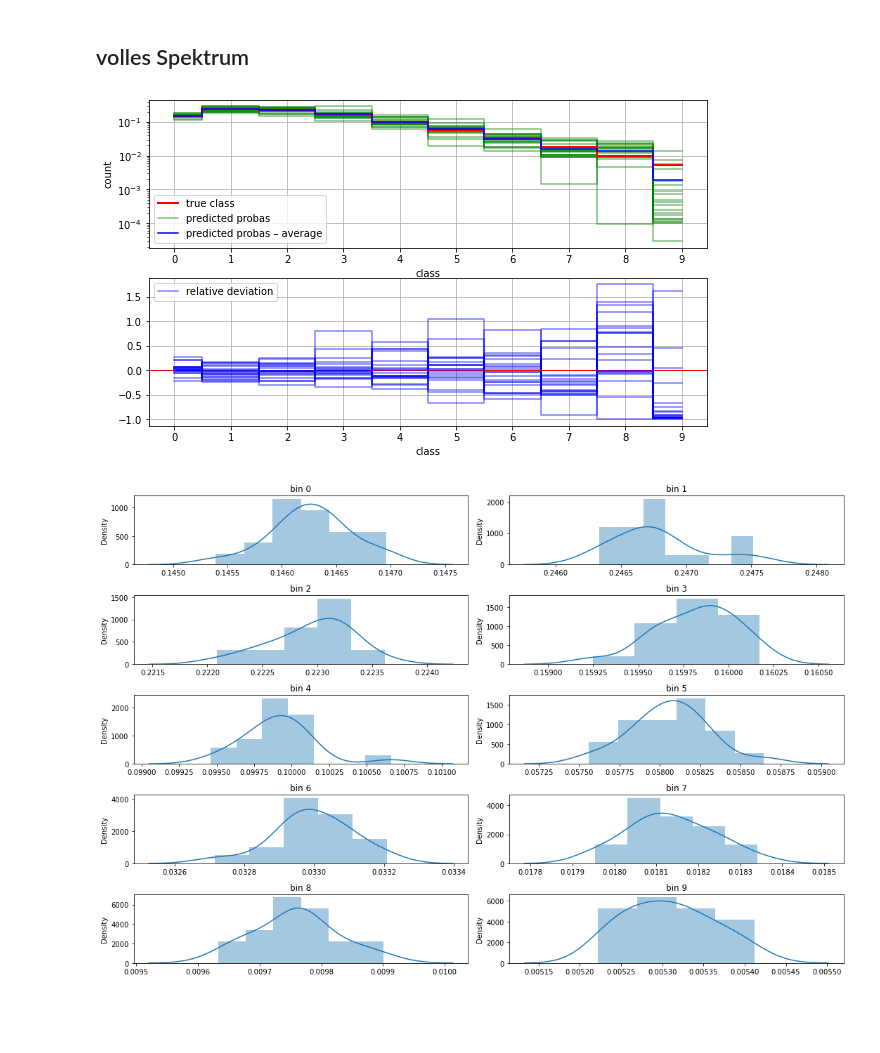
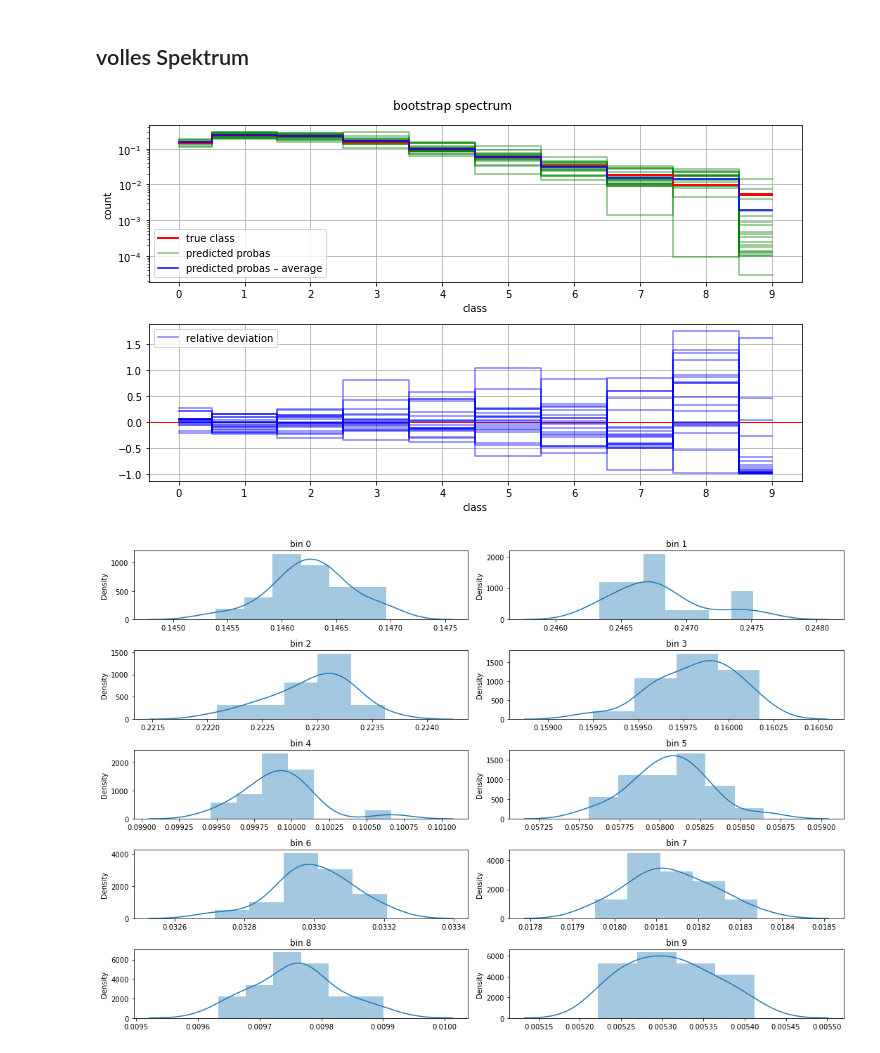
Before and after one commit to NicoWeio/Bachelor-code, a Jupyter notebook: d_evaluate_bootstrap.ipynb, the cells around one changed output. Drawn from its saved outputs; the diff is of its cells as text; code cells hidden in the pictures; blank space fills up the shorter version.

```diff
--- a/d_evaluate_bootstrap.ipynb
+++ b/d_evaluate_bootstrap.ipynb
@@ -2,4 +2,4 @@
 import matplotlib.pyplot as plt
 import numpy as np
 import d_evaluate
-bs_bundle = d_evaluate.load_bootstrap()
+bs_bundle = d_evaluate.load_bootstrap_bundle()
@@ -60,11 +62,15 @@ def plot_spectrum_all(true_spectra, pred_spectra, BINS, save=False):
         ax.grid()
         ax.legend()
 
+    fig.suptitle("bootstrap spectrum")
+    fig.tight_layout()
+
     return fig
 # %%
-plot_spectrum_all(true_spectra, pred_spectra, BINS, save=False);
+fig = plot_spectrum_all(true_spectra, pred_spectra, BINS, save=False)
+fig.savefig("bootstrap_spectrum_all.pdf")
 # %% [output]
-[figure, old version]
+[figure, new version]
 # %%
 import seaborn as sns
 fig, axs = plt.subplots(5, 2, figsize=(15, 10))
```
Also changed, not shown: parts of 5 cells of this notebook, 5 other files.
